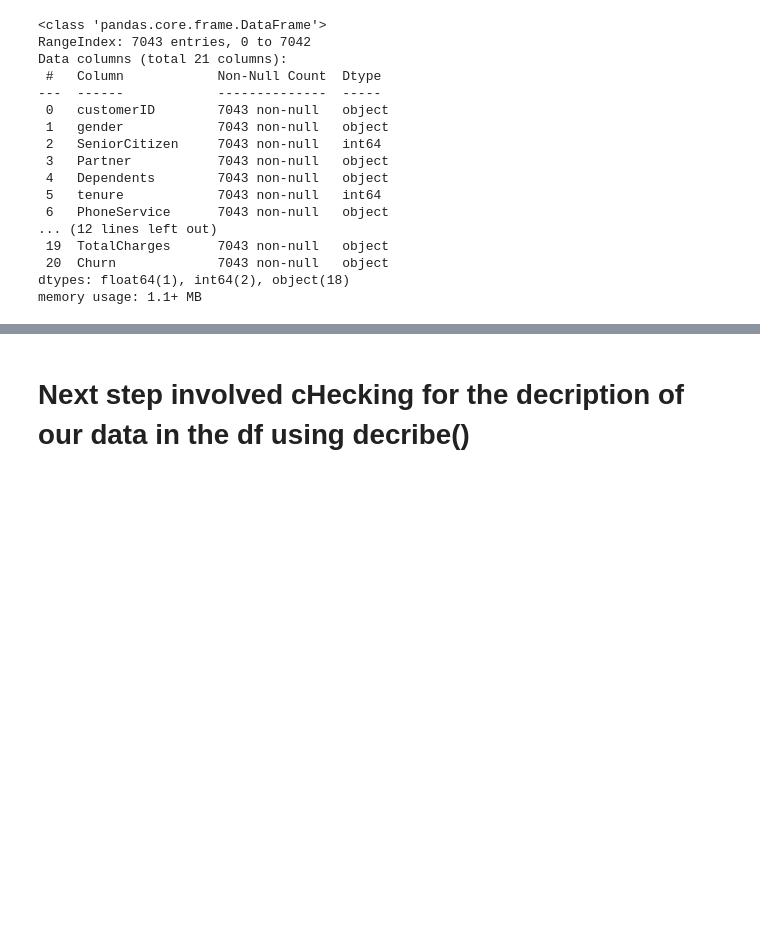
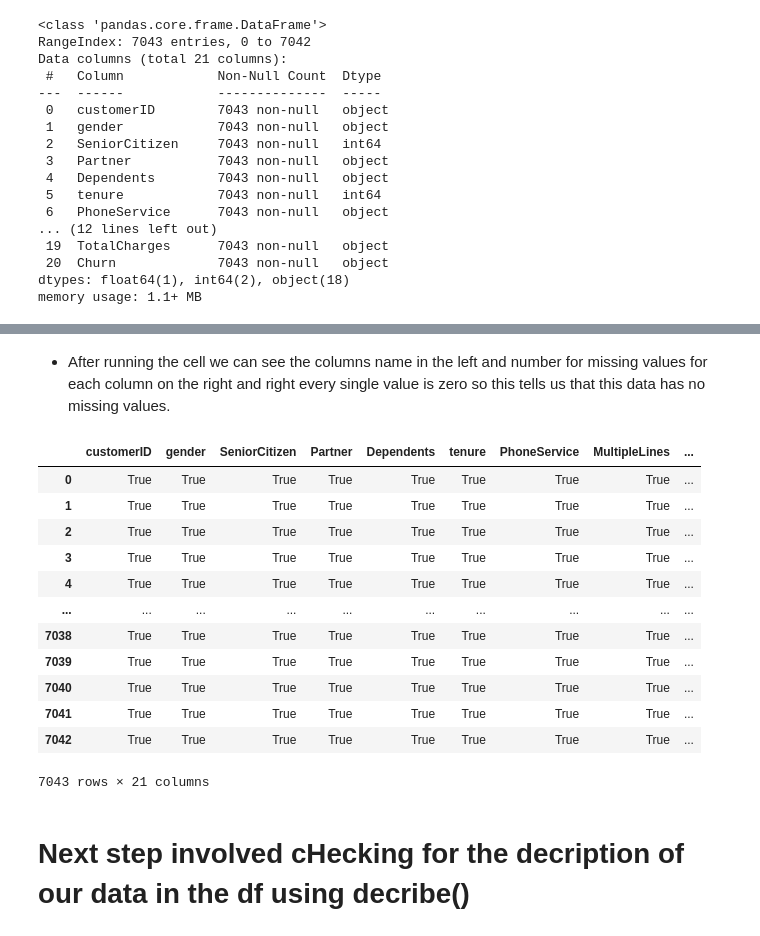
Before and after one commit to Dan-njuguna/telco_customer_churn, a Jupyter notebook: customer_churn.ipynb, the cells around one changed output, grey strips where cells are left out. Saved outputs shown, nothing was run; the diff lists cells and outputs as text; code cells hidden in the pictures; blank space fills up the shorter version.

```diff
--- a/customer_churn.ipynb
+++ b/customer_churn.ipynb
@@ -106,3 +245,21 @@ memory usage: 1.1+ MB
+# %% [markdown]
+- After running the cell we can see the columns name in the left and number for missing values for each column on the right and right every single value is zero so this tells us that this data has no missing values.
+# %%
+df.notnull()
+# %% [output]
+|  | customerID | gender | SeniorCitizen | Partner | Dependents | tenure | PhoneService | MultipleLines | ... |
+| 0 | True | True | True | True | True | True | True | True | ... |
+| 1 | True | True | True | True | True | True | True | True | ... |
+| 2 | True | True | True | True | True | True | True | True | ... |
+| 3 | True | True | True | True | True | True | True | True | ... |
+| 4 | True | True | True | True | True | True | True | True | ... |
+| ... | ... | ... | ... | ... | ... | ... | ... | ... | ... |
+| 7038 | True | True | True | True | True | True | True | True | ... |
+| 7039 | True | True | True | True | True | True | True | True | ... |
+| 7040 | True | True | True | True | True | True | True | True | ... |
+| 7041 | True | True | True | True | True | True | True | True | ... |
+| 7042 | True | True | True | True | True | True | True | True | ... |
+7043 rows × 21 columns
 # %% [markdown]
 # Next step  involved cHecking for the decription of our data   in the df using decribe()
 # %%
```
Also changed, not shown: parts of 29 cells of this notebook.
